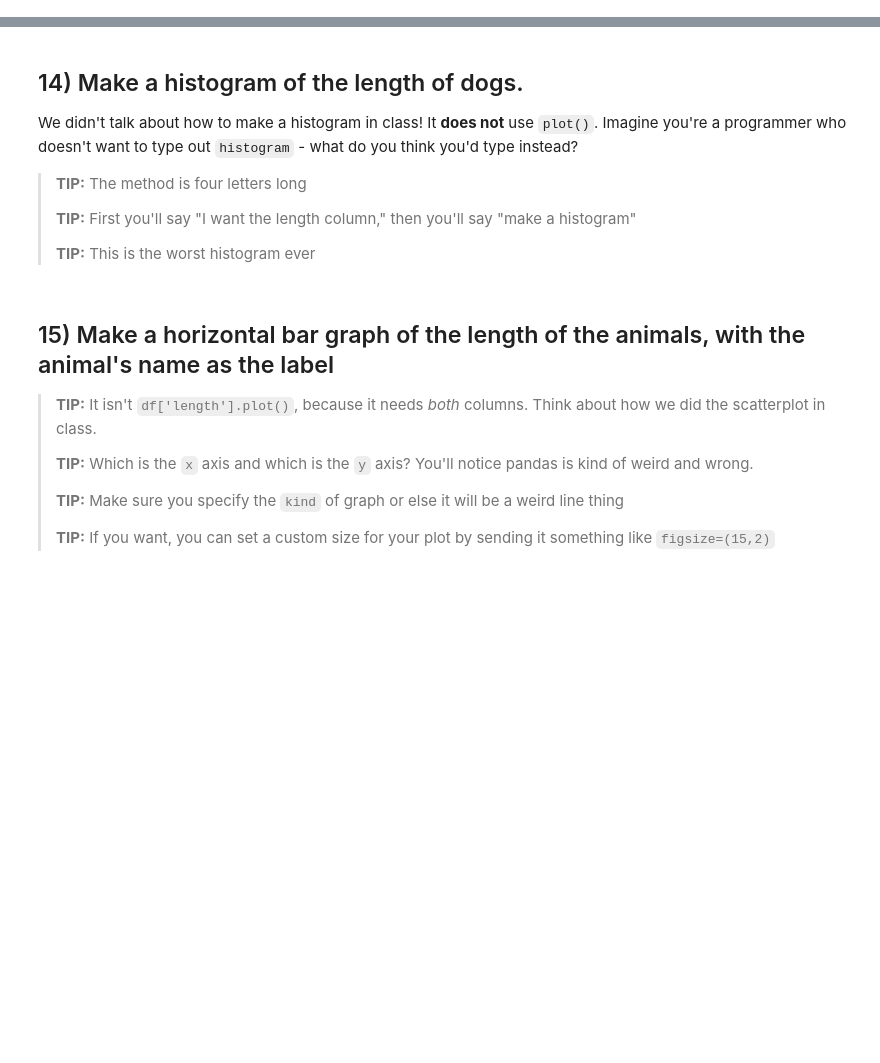
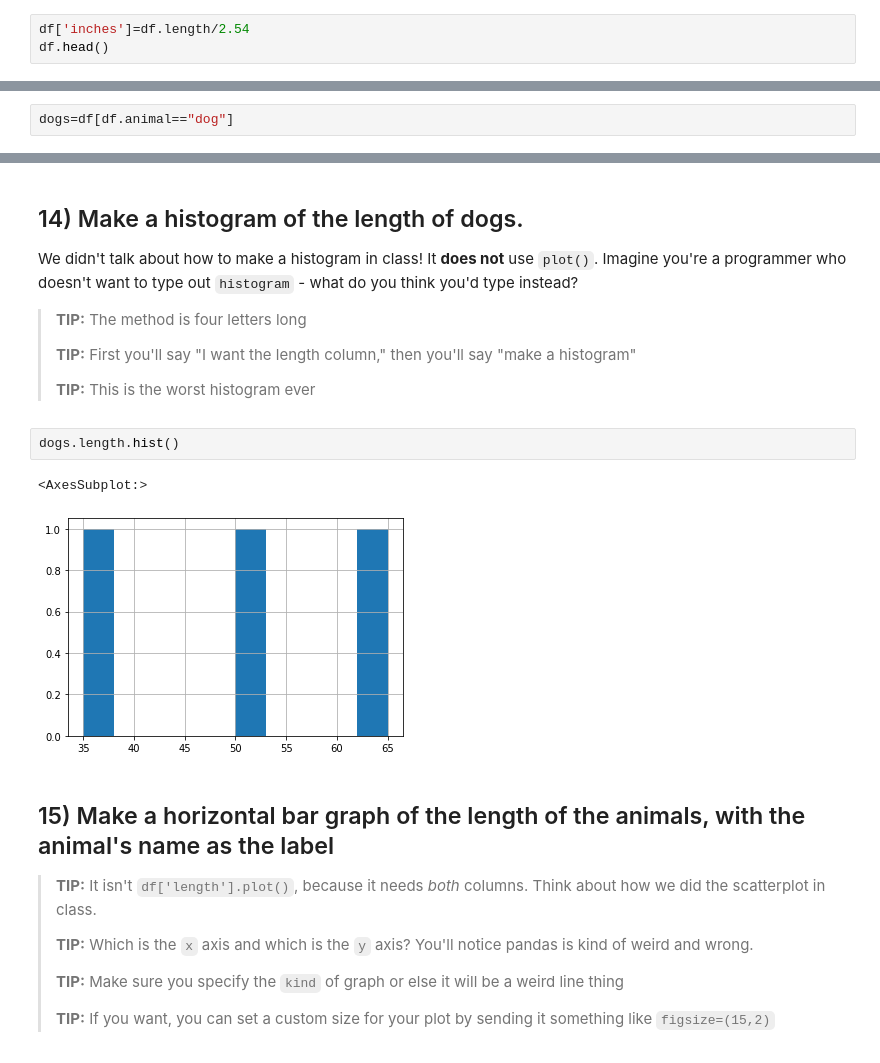
Before and after one commit to terril68/05-homework, a Jupyter notebook: 01-Animals.ipynb, the cells around one changed output, grey strips where cells are left out. Cells and saved outputs as stored; diff of their text form; blank space fills up the shorter version.

```diff
--- a/01-Animals.ipynb
+++ b/01-Animals.ipynb
@@ -238,0 +204,3 @@ df[df.length>40]
+# %%
+df['inches']=df.length/2.54
+df.head()
@@ -242,3 +217,5 @@ df[df.length>40]
 This is the same as listing them, but you just save the result to a variable instead of looking at it. Be sure to use `.head()` to make sure your data looks right.
 
 Once you do this, every time you use `cats` you'll only be talking about the cats, and same for the dogs.
+# %%
+dogs=df[df.animal=="dog"]
@@ -262,6 +286,11 @@ We didn't talk about how to make a histogram in class! It **does not** use `plot
 > **TIP:** First you'll say "I want the length column," then you'll say "make a histogram"
 >
 > **TIP:** This is the worst histogram ever
+# %%
+dogs.length.hist()
+# %% [output]
+<AxesSubplot:>
+[figure, added]
 # %% [markdown]
 ## 15) Make a horizontal bar graph of the length of the animals, with the animal's name as the label
 
```
Also changed, not shown: parts of 18 cells of this notebook, 1 other file.
